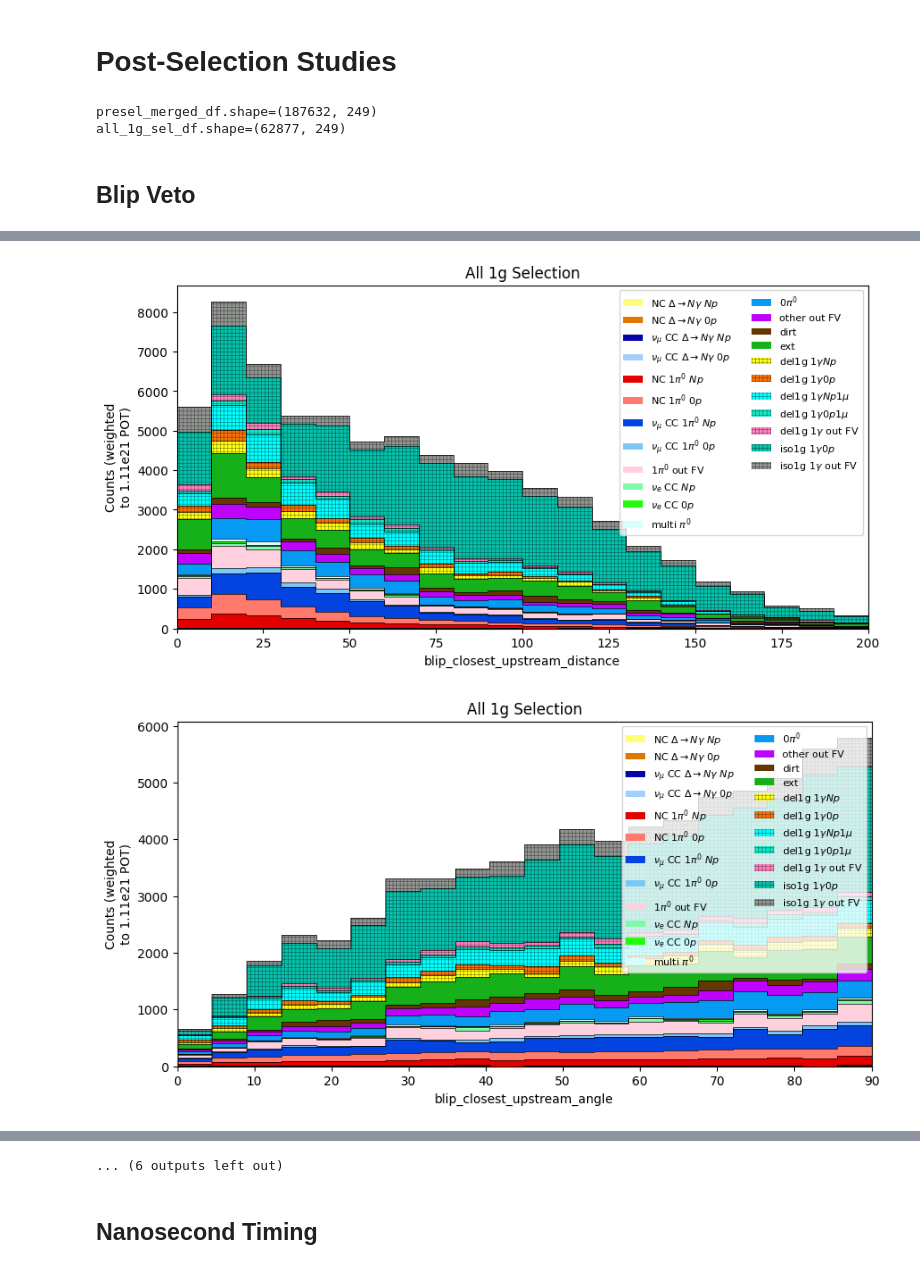
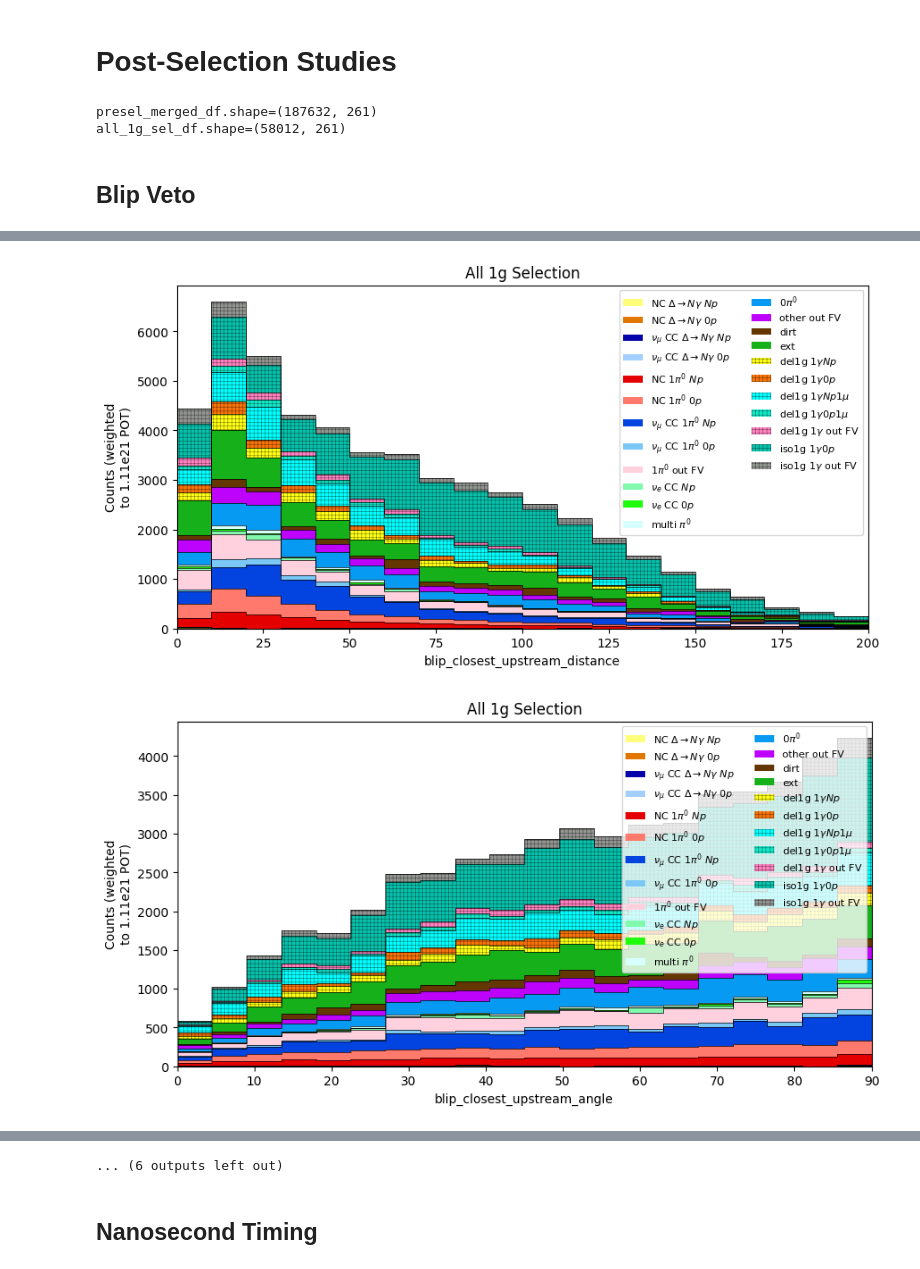
Before and after one commit to leehagaman/uboone_ngem, a Jupyter notebook: ipynb_notebooks/multiclass_histograms.ipynb, the cells around one changed output, grey strips where cells are left out. Saved outputs shown, nothing was run; the diff lists cells and outputs as text; code cells hidden in the pictures.

```diff
--- a/ipynb_notebooks/multiclass_histograms.ipynb
+++ b/ipynb_notebooks/multiclass_histograms.ipynb
@@ -117,9 +117,9 @@ for i, signal_category in enumerate(sig_categories):
 mpl.rcParams['hatch.linewidth'] = 0.2
 
 del1g_norm_factor = 0.5
-iso1g_norm_factor = 0.1
+iso1g_norm_factor = 0.05
 
-for breakdown_type in ["del1g_detailed", "filetype"]:
+for breakdown_type in ["del1g_detailed", "filetype"]: # "topological"
     if breakdown_type == "topological":
         breakdown_labels = topological_category_labels
         breakdown_labels_latex = topological_category_labels_latex
@@ -135,12 +135,7 @@ for breakdown_type in ["del1g_detailed", "filetype"]:
         breakdown_hatches = filetype_category_hatches
         breakdown_queries = []
         for label in breakdown_labels:
-            if label == "iso1g_overlay":
-                breakdown_queries.append(f"filetype == 'isotropic_one_gamma_overlay'")
-            elif label == "del1g_overlay":
-                breakdown_queries.append(f"filetype == 'delete_one_gamma_overlay'")
-            else:
-                breakdown_queries.append(f"filetype == '{label}'")
+            breakdown_queries.append(f"filetype_signal_category == '{label}'")
     elif breakdown_type == "del1g_simple":
         breakdown_labels = del1g_simple_category_labels
         breakdown_labels_latex = del1g_simple_category_labels
@@ -239,12 +234,7 @@ for breakdown_type in ["del1g_detailed", "filetype"]:
         breakdown_hatches = filetype_category_hatches
         breakdown_queries = []
         for label in breakdown_labels:
-            if label == "iso1g_overlay":
-                breakdown_queries.append(f"filetype == 'isotropic_one_gamma_overlay'")
-            elif label == "del1g_overlay":
-                breakdown_queries.append(f"filetype == 'delete_one_gamma_overlay'")
-            else:
-                breakdown_queries.append(f"filetype == '{label}'")
+            breakdown_queries.append(f"filetype_signal_category == '{label}'")
     else:
         raise ValueError("Invalid breakdown type")
 
@@ -304,8 +294,8 @@ all_1g_sel_df = presel_merged_df.query(combined_1g_query)
 print(f"{presel_merged_df.shape=}")
 print(f"{all_1g_sel_df.shape=}")
 # %% [output]
-presel_merged_df.shape=(187632, 249)
-all_1g_sel_df.shape=(62877, 249)
+presel_merged_df.shape=(187632, 261)
+all_1g_sel_df.shape=(58012, 261)
 # %% [markdown]
 ## Blip Veto
 # %%
@@ -321,7 +311,7 @@ for breakdown_type in ["del1g_detailed"]:
         breakdown_colors = filetype_category_colors
         breakdown_queries = []
         for label in breakdown_labels:
-            breakdown_queries.append(f"filetype == '{label}'")
+            breakdown_queries.append(f"filetype_signal_category == '{label}'")
     elif breakdown_type == "del1g_detailed":
         breakdown_labels = del1g_detailed_category_labels
         breakdown_colors = del1g_detailed_category_colors
@@ -397,2 +387,2 @@ for breakdown_type in ["del1g_detailed"]:
-[figure, old version]
+[figure, new version]
-[figure, old version]
+[figure, new version]
```
Also changed, not shown: parts of 7 cells of this notebook, 7 other files.
